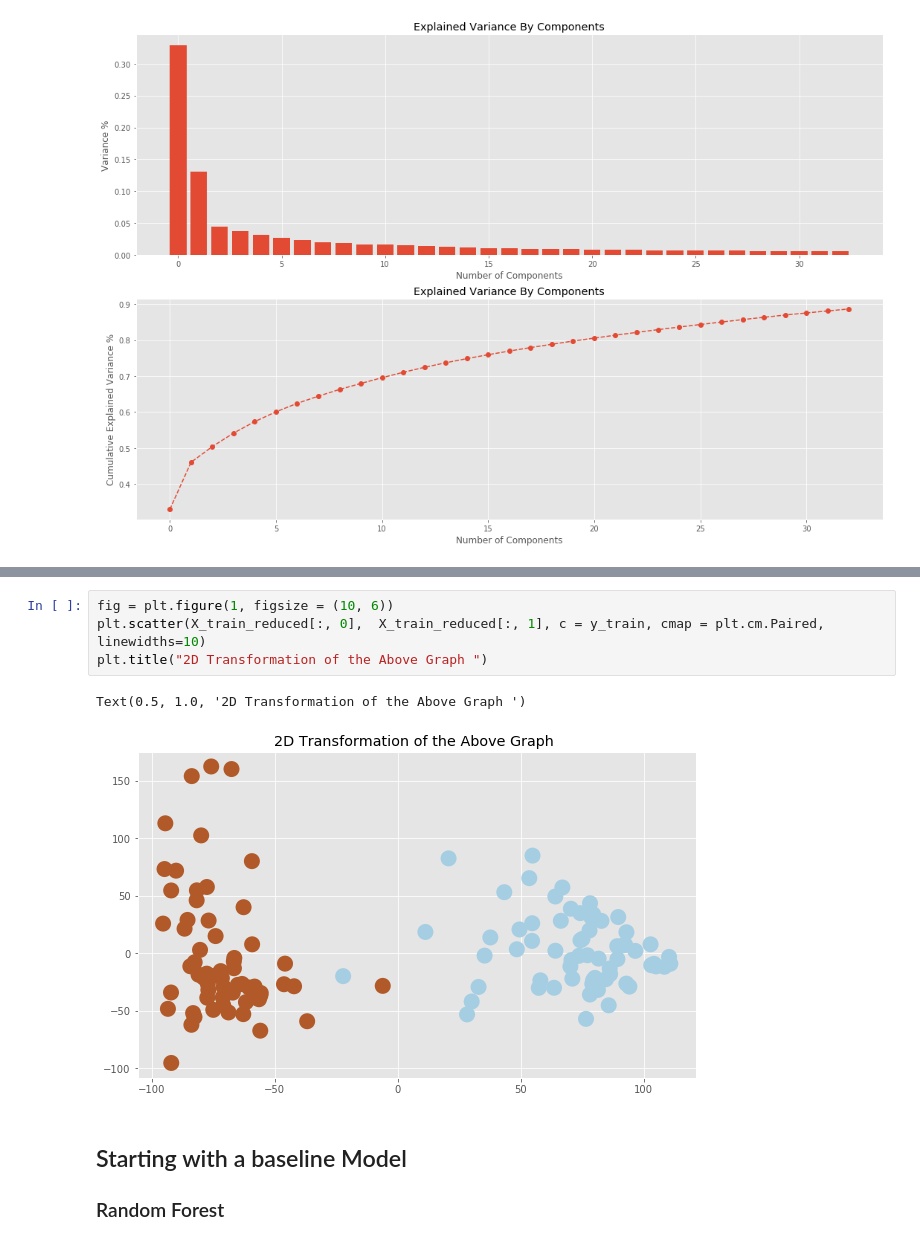
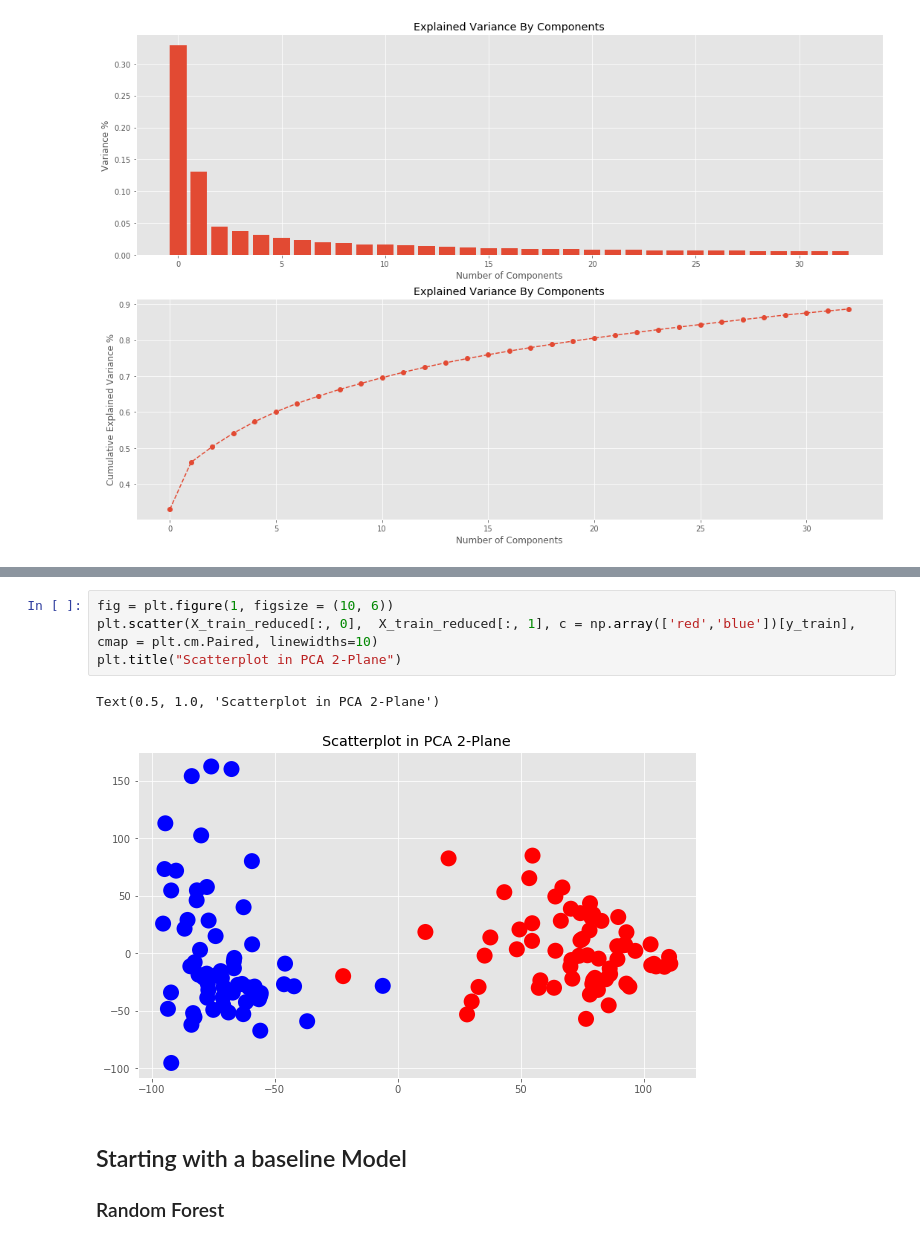
Before and after one commit to phamc4/Genetic_Diagnosis, a Jupyter notebook: Model_Comparisons.ipynb, the cells around one changed output, grey strips where cells are left out. Cells and saved outputs as stored; diff of their text form.

```diff
--- a/Model_Comparisons.ipynb
+++ b/Model_Comparisons.ipynb
@@ -157,10 +158,10 @@ ax.w_zaxis.set_ticklabels([])
 # %%
 fig = plt.figure(1, figsize = (10, 6))
-plt.scatter(X_train_reduced[:, 0],  X_train_reduced[:, 1], c = y_train, cmap = plt.cm.Paired, linewidths=10)
-plt.title("2D Transformation of the Above Graph ")
+plt.scatter(X_train_reduced[:, 0],  X_train_reduced[:, 1], c = np.array(['red','blue'])[y_train], cmap = plt.cm.Paired, linewidths=10)
+plt.title("Scatterplot in PCA 2-Plane")
 # %% [output]
-Text(0.5, 1.0, '2D Transformation of the Above Graph ')
+Text(0.5, 1.0, 'Scatterplot in PCA 2-Plane')
-[figure, old version]
+[figure, new version]
 # %% [markdown]
 ## Starting with a baseline Model
 
```
Also changed, not shown: parts of 1 cell of this notebook.
